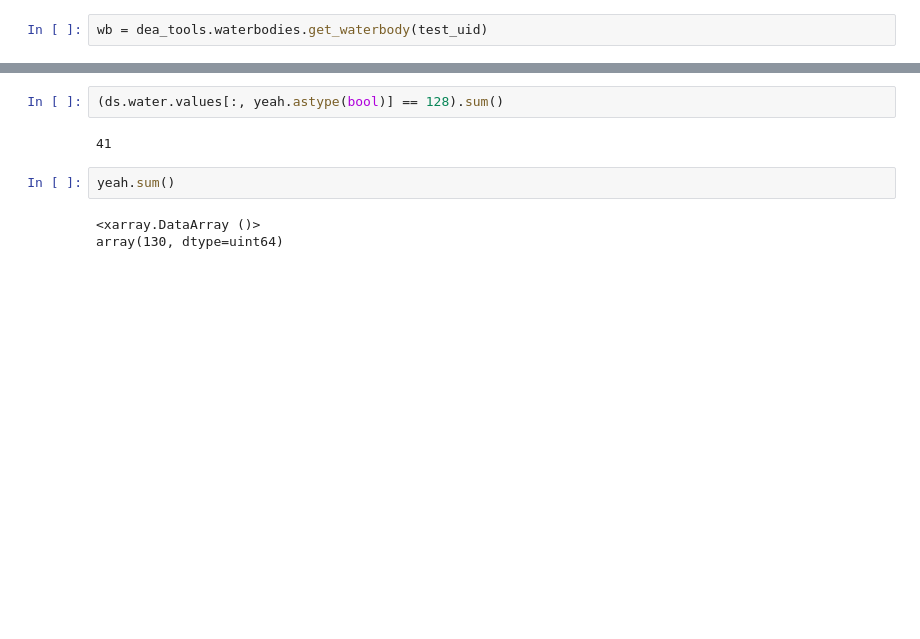
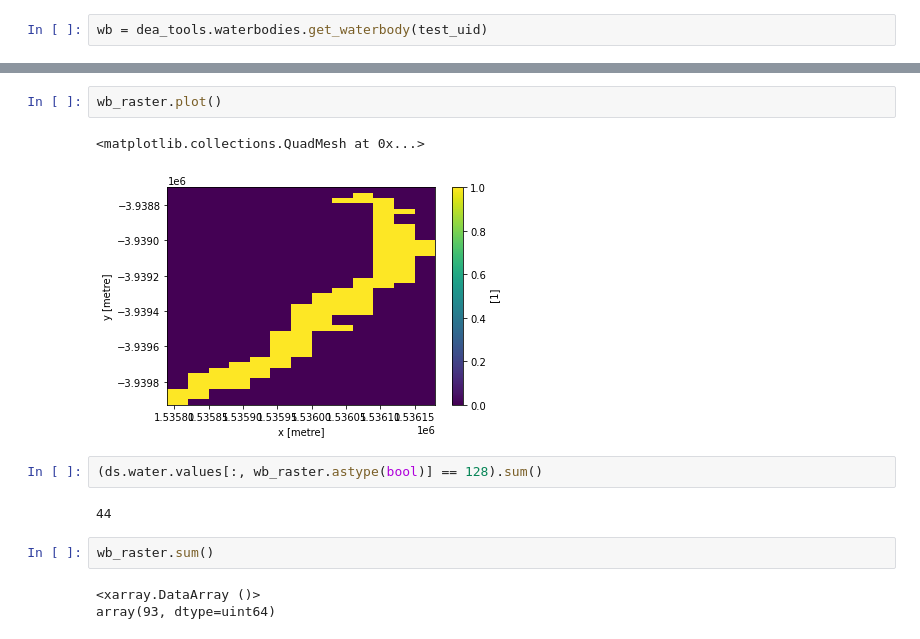
Before and after one commit to GeoscienceAustralia/dea-conflux, a Jupyter notebook: notebooks/MakeTestValues.ipynb, the cells around one changed output, grey strips where cells are left out. Saved outputs shown, nothing was run; the diff lists cells and outputs as text; blank space fills up the shorter version.

```diff
--- a/notebooks/MakeTestValues.ipynb
+++ b/notebooks/MakeTestValues.ipynb
@@ -37,9 +44,14 @@ yeah = dea_tools.spatial.xr_rasterize(wb, ds.water)
+# %%
+wb_raster.plot()
+# %% [output]
+<matplotlib.collections.QuadMesh at 0x...>
+[figure, added]
 # %%
-(ds.water.values[:, yeah.astype(bool)] == 128).sum()
+(ds.water.values[:, wb_raster.astype(bool)] == 128).sum()
 # %% [output]
-41
+44
 # %%
-yeah.sum()
+wb_raster.sum()
 # %% [output]
 <xarray.DataArray ()>
-array(130, dtype=uint64)
+array(93, dtype=uint64)
```
Also changed, not shown: parts of 9 cells of this notebook.
